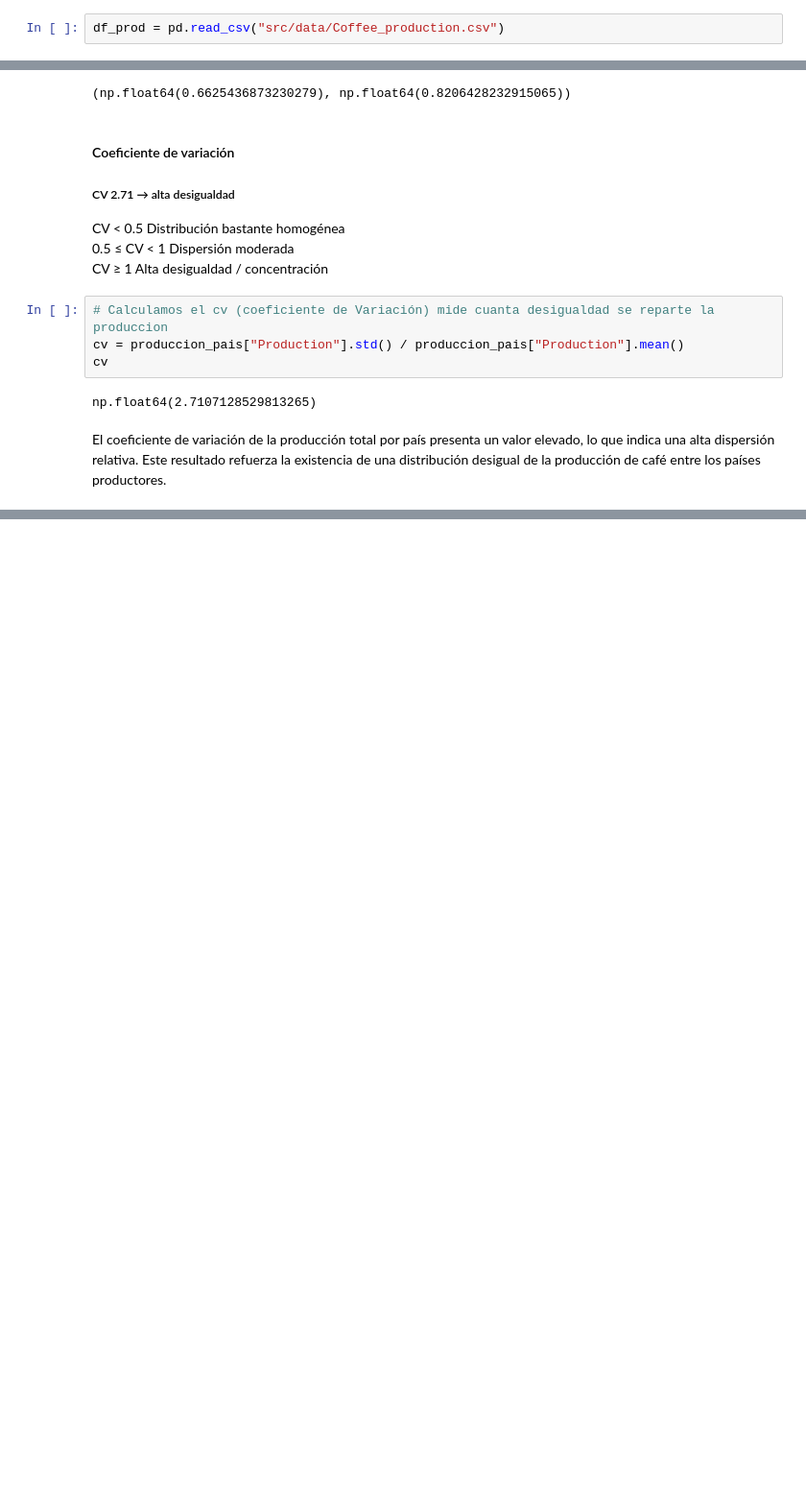
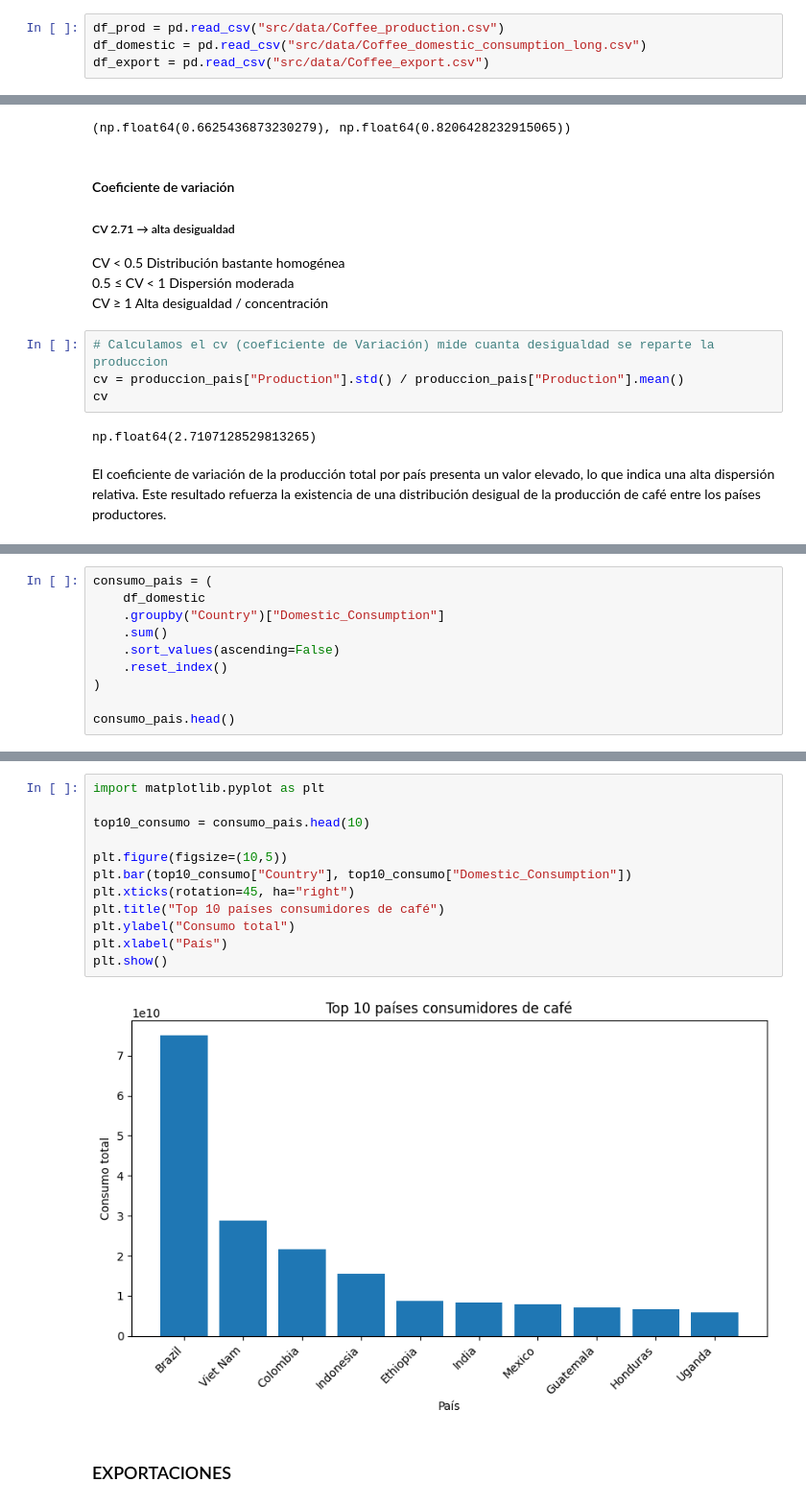
Before and after one commit to lucia-luzuriaga/EDA_Consumo_cafe, a Jupyter notebook: Analisis_Production_H1.ipynb, the cells around one changed output, grey strips where cells are left out. Shown at 96% size. Cells and saved outputs as stored; diff of their text form; blank space fills up the shorter version.

```diff
--- a/Analisis_Production_H1.ipynb
+++ b/Analisis_Production_H1.ipynb
@@ -24,3 +37,5 @@ import matplotlib.pyplot as plt
 import seaborn as sns
 # %%
 df_prod = pd.read_csv("src/data/Coffee_production.csv")
+df_domestic = pd.read_csv("src/data/Coffee_domestic_consumption_long.csv")
+df_export = pd.read_csv("src/data/Coffee_export.csv")
@@ -171,0 +270,10 @@ El coeficiente de variación de la producción total por país presenta un valor
+# %%
+consumo_pais = (
+    df_domestic
+    .groupby("Country")["Domestic_Consumption"]
+    .sum()
+    .sort_values(ascending=False)
+    .reset_index()
+)
+
+consumo_pais.head()
@@ -171,0 +287,16 @@ El coeficiente de variación de la producción total por país presenta un valor
+# %%
+import matplotlib.pyplot as plt
+
+top10_consumo = consumo_pais.head(10)
+
+plt.figure(figsize=(10,5))
+plt.bar(top10_consumo["Country"], top10_consumo["Domestic_Consumption"])
+plt.xticks(rotation=45, ha="right")
+plt.title("Top 10 países consumidores de café")
+plt.ylabel("Consumo total")
+plt.xlabel("País")
+plt.show()
+# %% [output]
+[figure, added]
+# %% [markdown]
+### EXPORTACIONES
```
Also changed, not shown: parts of 33 cells of this notebook.
